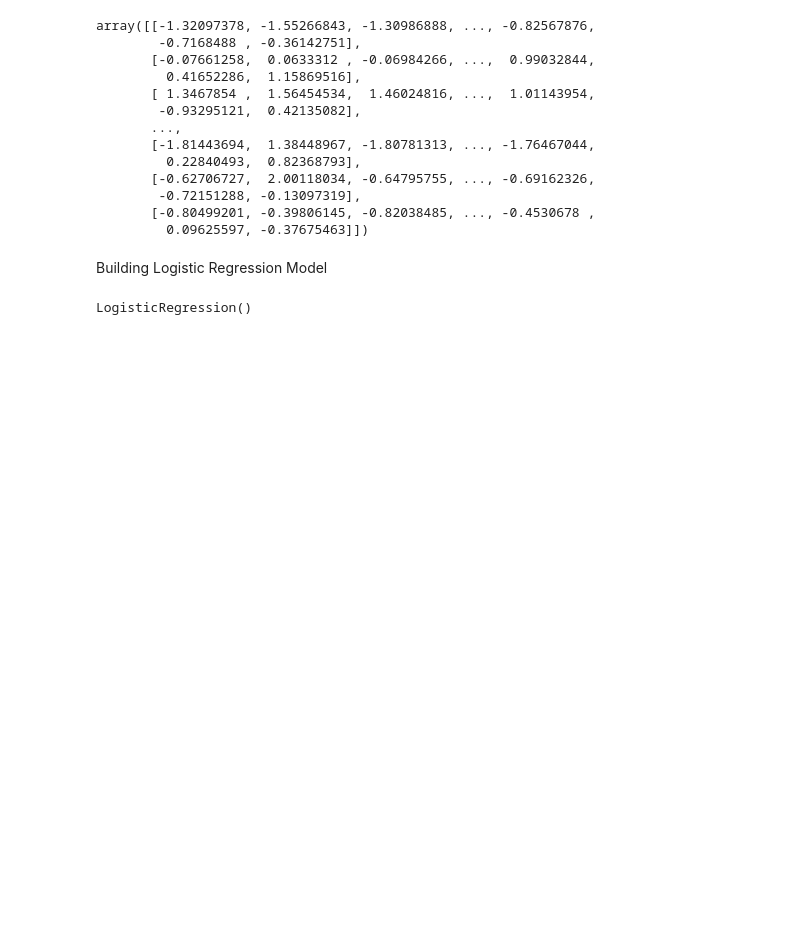
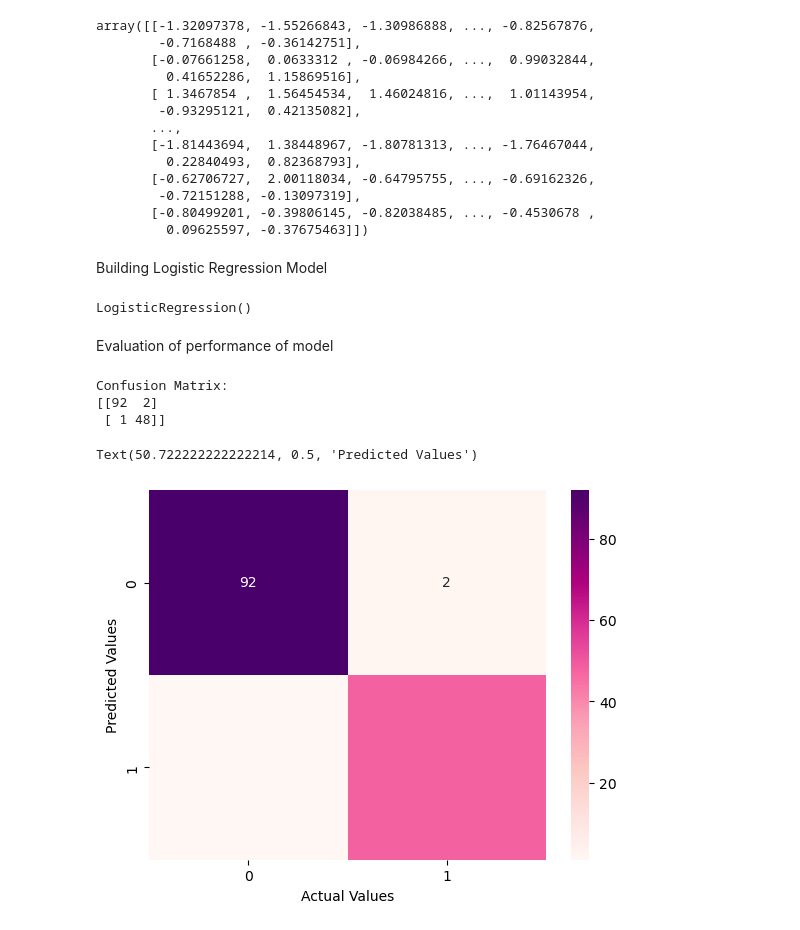
Before and after one commit to pratyusha-garaye/Cancer-Detection-using-Machine-Learning, a Jupyter notebook: algorithm.ipynb, the cells around one changed output. Cells and saved outputs as stored; diff of their text form; code cells hidden in the pictures; blank space fills up the shorter version.

Commit message:
Heatmap

```diff
--- a/algorithm.ipynb
+++ b/algorithm.ipynb
@@ -192,3 +192,27 @@ LogisticRegression()
 #make predictions using trained classifer
 y_test=y_test.astype('int')
 pr = classifier.predict(x_test)
+# %% [markdown]
+Evaluation of performance of model
+# %%
+#plot the confusion matrix
+#Type I error is of lesser severity than Type II error in this case
+#Type II error will not detect the cancer and give False Negative
+
+from sklearn.metrics import confusion_matrix
+import matplotlib.pyplot as plt
+cm = confusion_matrix(y_test, pr, labels=[0,1])
+print('Confusion Matrix:')
+print(cm)
+
+#visualising Confusion Matrix as a heatmap using seaborn
+import seaborn as sns
+sns.heatmap(cm,cmap="RdPu", annot=True )
+plt.xlabel('Actual Values')
+plt.ylabel('Predicted Values')
+# %% [output]
+Confusion Matrix:
+[[92  2]
+ [ 1 48]]
+Text(50.722222222222214, 0.5, 'Predicted Values')
+[figure, added]
```
Also changed, not shown: 2 other files.
